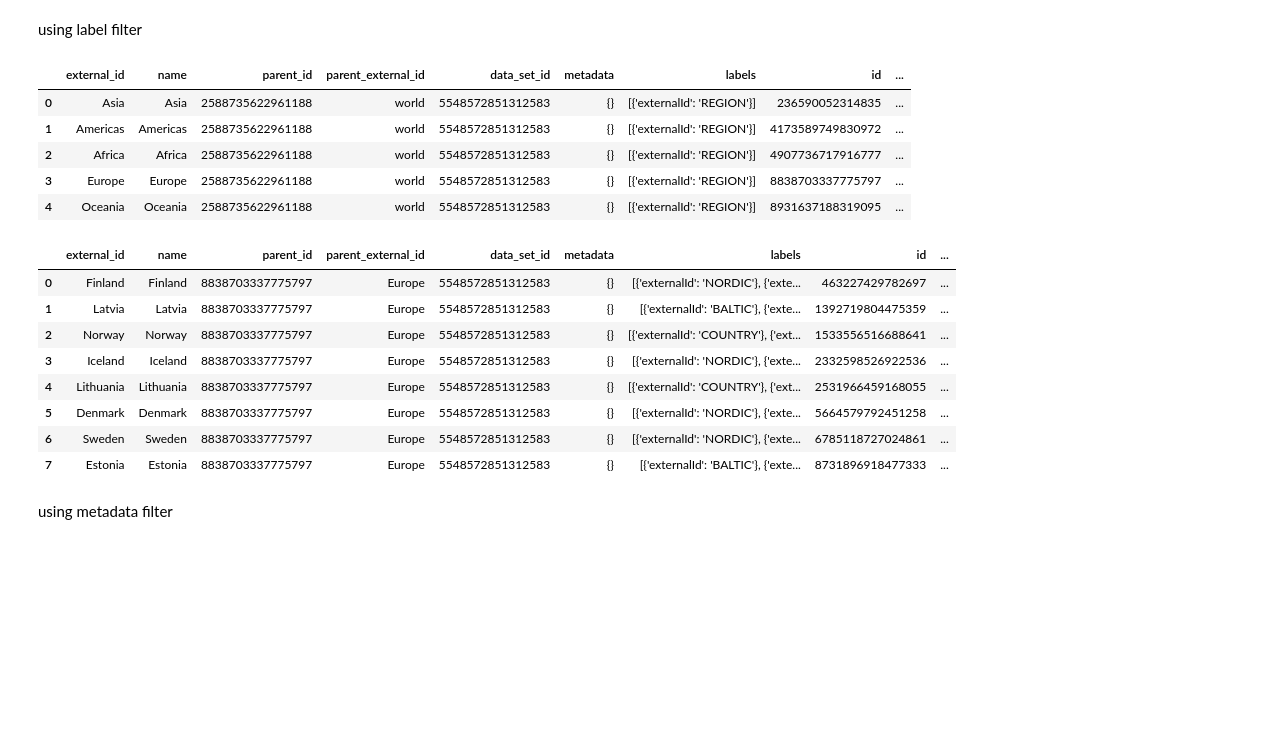
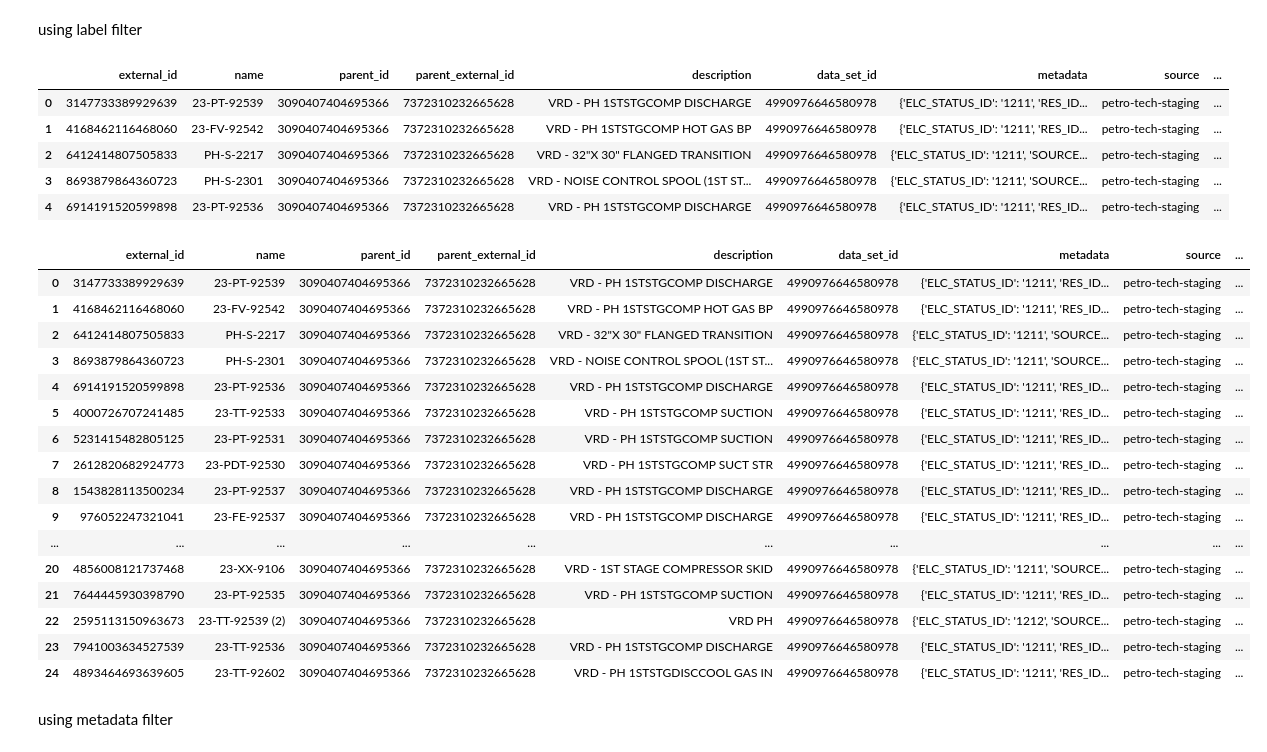
Before and after one commit to cognitedata/using-cognite-python-sdk, a Jupyter notebook: notebooks/2_List_Search_Retrieve.ipynb, the cells around one changed output. Saved outputs shown, nothing was run; the diff lists cells and outputs as text; code cells hidden in the pictures; blank space fills up the shorter version.

```diff
--- a/notebooks/2_List_Search_Retrieve.ipynb
+++ b/notebooks/2_List_Search_Retrieve.ipynb
@@ -15,4 +15,4 @@ import auth as cauth
 # %% [markdown]
 ## Create the Cognite Client
 # %%
-c = cauth.create_cognite_client(method="client-secret")
+c = cauth.create_cognite_client()
@@ -120,28 +127,36 @@ using label filter
 # %%
 from cognite.client.data_classes import LabelFilter
 # %%
-c.assets.list(labels=LabelFilter(contains_all=["REGION"]),limit=5)
+c.assets.list(labels=LabelFilter(contains_all=["industrial-assets"]),limit=5)
 # %% [output]
-|  | external_id | name | parent_id | parent_external_id | data_set_id | metadata | labels | id | ... |
-| 0 | Asia | Asia | 2588735622961188 | world | 5548572851312583 | {} | [{'externalId': 'REGION'}] | 236590052314835 | ... |
-| 1 | Americas | Americas | 2588735622961188 | world | 5548572851312583 | {} | [{'externalId': 'REGION'}] | 4173589749830972 | ... |
-| 2 | Africa | Africa | 2588735622961188 | world | 5548572851312583 | {} | [{'externalId': 'REGION'}] | 4907736717916777 | ... |
-| 3 | Europe | Europe | 2588735622961188 | world | 5548572851312583 | {} | [{'externalId': 'REGION'}] | 8838703337775797 | ... |
-| 4 | Oceania | Oceania | 2588735622961188 | world | 5548572851312583 | {} | [{'externalId': 'REGION'}] | 8931637188319095 | ... |
+|  | external_id | name | parent_id | parent_external_id | description | data_set_id | metadata | source | ... |
+| 0 | 3147733389929639 | 23-PT-92539 | 3090407404695366 | 7372310232665628 | VRD - PH 1STSTGCOMP DISCHARGE | 4990976646580978 | {'ELC_STATUS_ID': '1211', 'RES_ID... | petro-tech-staging | ... |
+| 1 | 4168462116468060 | 23-FV-92542 | 3090407404695366 | 7372310232665628 | VRD - PH 1STSTGCOMP HOT GAS BP | 4990976646580978 | {'ELC_STATUS_ID': '1211', 'RES_ID... | petro-tech-staging | ... |
+| 2 | 6412414807505833 | PH-S-2217 | 3090407404695366 | 7372310232665628 | VRD - 32"X 30" FLANGED TRANSITION | 4990976646580978 | {'ELC_STATUS_ID': '1211', 'SOURCE... | petro-tech-staging | ... |
+| 3 | 8693879864360723 | PH-S-2301 | 3090407404695366 | 7372310232665628 | VRD - NOISE CONTROL SPOOL (1ST ST... | 4990976646580978 | {'ELC_STATUS_ID': '1211', 'SOURCE... | petro-tech-staging | ... |
+| 4 | 6914191520599898 | 23-PT-92536 | 3090407404695366 | 7372310232665628 | VRD - PH 1STSTGCOMP DISCHARGE | 4990976646580978 | {'ELC_STATUS_ID': '1211', 'RES_ID... | petro-tech-staging | ... |
 # %%
 from cognite.client.data_classes import LabelFilter
 # %%
-c.assets.list(labels=LabelFilter(contains_any=["NORDIC", "BALTIC"]))
+c.assets.list(labels=LabelFilter(contains_any=["industrial-assets"]))
 # %% [output]
-|  | external_id | name | parent_id | parent_external_id | data_set_id | metadata | labels | id | ... |
-| 0 | Finland | Finland | 8838703337775797 | Europe | 5548572851312583 | {} | [{'externalId': 'NORDIC'}, {'exte... | 463227429782697 | ... |
-| 1 | Latvia | Latvia | 8838703337775797 | Europe | 5548572851312583 | {} | [{'externalId': 'BALTIC'}, {'exte... | 1392719804475359 | ... |
-| 2 | Norway | Norway | 8838703337775797 | Europe | 5548572851312583 | {} | [{'externalId': 'COUNTRY'}, {'ext... | 1533556516688641 | ... |
-| 3 | Iceland | Iceland | 8838703337775797 | Europe | 5548572851312583 | {} | [{'externalId': 'NORDIC'}, {'exte... | 2332598526922536 | ... |
-| 4 | Lithuania | Lithuania | 8838703337775797 | Europe | 5548572851312583 | {} | [{'externalId': 'COUNTRY'}, {'ext... | 2531966459168055 | ... |
-| 5 | Denmark | Denmark | 8838703337775797 | Europe | 5548572851312583 | {} | [{'externalId': 'NORDIC'}, {'exte... | 5664579792451258 | ... |
-| 6 | Sweden | Sweden | 8838703337775797 | Europe | 5548572851312583 | {} | [{'externalId': 'NORDIC'}, {'exte... | 6785118727024861 | ... |
-| 7 | Estonia | Estonia | 8838703337775797 | Europe | 5548572851312583 | {} | [{'externalId': 'BALTIC'}, {'exte... | 8731896918477333 | ... |
+|  | external_id | name | parent_id | parent_external_id | description | data_set_id | metadata | source | ... |
+| 0 | 3147733389929639 | 23-PT-92539 | 3090407404695366 | 7372310232665628 | VRD - PH 1STSTGCOMP DISCHARGE | 4990976646580978 | {'ELC_STATUS_ID': '1211', 'RES_ID... | petro-tech-staging | ... |
+| 1 | 4168462116468060 | 23-FV-92542 | 3090407404695366 | 7372310232665628 | VRD - PH 1STSTGCOMP HOT GAS BP | 4990976646580978 | {'ELC_STATUS_ID': '1211', 'RES_ID... | petro-tech-staging | ... |
+| 2 | 6412414807505833 | PH-S-2217 | 3090407404695366 | 7372310232665628 | VRD - 32"X 30" FLANGED TRANSITION | 4990976646580978 | {'ELC_STATUS_ID': '1211', 'SOURCE... | petro-tech-staging | ... |
+| 3 | 8693879864360723 | PH-S-2301 | 3090407404695366 | 7372310232665628 | VRD - NOISE CONTROL SPOOL (1ST ST... | 4990976646580978 | {'ELC_STATUS_ID': '1211', 'SOURCE... | petro-tech-staging | ... |
+| 4 | 6914191520599898 | 23-PT-92536 | 3090407404695366 | 7372310232665628 | VRD - PH 1STSTGCOMP DISCHARGE | 4990976646580978 | {'ELC_STATUS_ID': '1211', 'RES_ID... | petro-tech-staging | ... |
+| 5 | 4000726707241485 | 23-TT-92533 | 3090407404695366 | 7372310232665628 | VRD - PH 1STSTGCOMP SUCTION | 4990976646580978 | {'ELC_STATUS_ID': '1211', 'RES_ID... | petro-tech-staging | ... |
+| 6 | 5231415482805125 | 23-PT-92531 | 3090407404695366 | 7372310232665628 | VRD - PH 1STSTGCOMP SUCTION | 4990976646580978 | {'ELC_STATUS_ID': '1211', 'RES_ID... | petro-tech-staging | ... |
+| 7 | 2612820682924773 | 23-PDT-92530 | 3090407404695366 | 7372310232665628 | VRD - PH 1STSTGCOMP SUCT STR | 4990976646580978 | {'ELC_STATUS_ID': '1211', 'RES_ID... | petro-tech-staging | ... |
+| 8 | 1543828113500234 | 23-PT-92537 | 3090407404695366 | 7372310232665628 | VRD - PH 1STSTGCOMP DISCHARGE | 4990976646580978 | {'ELC_STATUS_ID': '1211', 'RES_ID... | petro-tech-staging | ... |
+| 9 | 976052247321041 | 23-FE-92537 | 3090407404695366 | 7372310232665628 | VRD - PH 1STSTGCOMP DISCHARGE | 4990976646580978 | {'ELC_STATUS_ID': '1211', 'RES_ID... | petro-tech-staging | ... |
+| ... | ... | ... | ... | ... | ... | ... | ... | ... | ... |
+| 20 | 4856008121737468 | 23-XX-9106 | 3090407404695366 | 7372310232665628 | VRD - 1ST STAGE COMPRESSOR SKID | 4990976646580978 | {'ELC_STATUS_ID': '1211', 'SOURCE... | petro-tech-staging | ... |
+| 21 | 7644445930398790 | 23-PT-92535 | 3090407404695366 | 7372310232665628 | VRD - PH 1STSTGCOMP SUCTION | 4990976646580978 | {'ELC_STATUS_ID': '1211', 'RES_ID... | petro-tech-staging | ... |
+| 22 | 2595113150963673 | 23-TT-92539 (2) | 3090407404695366 | 7372310232665628 | VRD PH | 4990976646580978 | {'ELC_STATUS_ID': '1212', 'SOURCE... | petro-tech-staging | ... |
+| 23 | 7941003634527539 | 23-TT-92536 | 3090407404695366 | 7372310232665628 | VRD - PH 1STSTGCOMP DISCHARGE | 4990976646580978 | {'ELC_STATUS_ID': '1211', 'RES_ID... | petro-tech-staging | ... |
+| 24 | 4893464693639605 | 23-TT-92602 | 3090407404695366 | 7372310232665628 | VRD - PH 1STSTGDISCCOOL GAS IN | 4990976646580978 | {'ELC_STATUS_ID': '1211', 'RES_ID... | petro-tech-staging | ... |
 # %% [markdown]
 using metadata filter
 # %%
```
Also changed, not shown: parts of 42 cells of this notebook, 1 other file.
